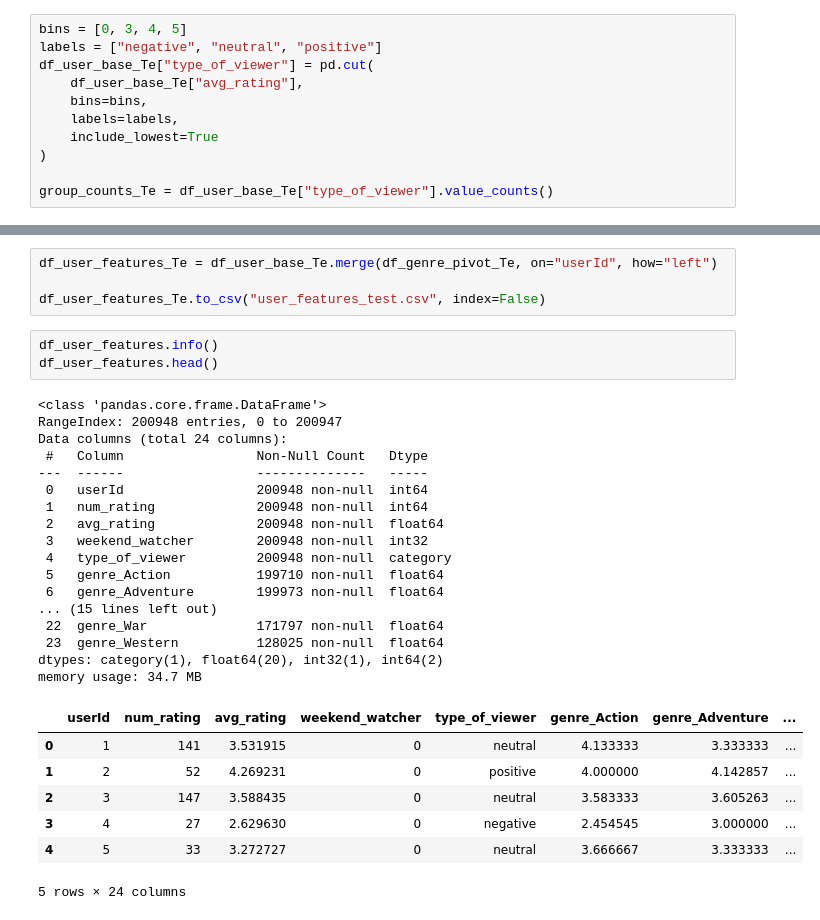
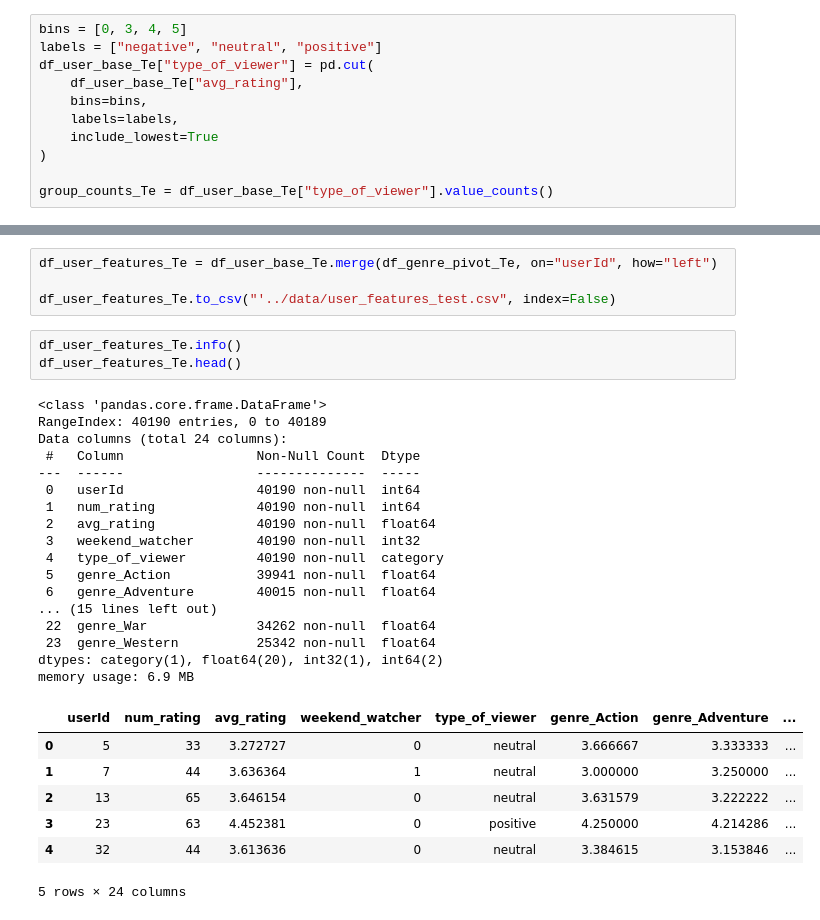
Before and after one commit to pmikuli/movie-recommendation-system, a Jupyter notebook: data_cleaning/Ratings_feature_engeenering.ipynb, the cells around one changed output, grey strips where cells are left out. Cells and saved outputs as stored; diff of their text form.

Commit message:
Drobne poprawki data_cleaning i uruchomienie pipeline

```diff
--- a/data_cleaning/Ratings_feature_engeenering.ipynb
+++ b/data_cleaning/Ratings_feature_engeenering.ipynb
@@ -169,32 +211,32 @@ df_genre_pivot_Te.head()
 # %%
 df_user_features_Te = df_user_base_Te.merge(df_genre_pivot_Te, on="userId", how="left")
 
-df_user_features_Te.to_csv("user_features_test.csv", index=False)
+df_user_features_Te.to_csv("'../data/user_features_test.csv", index=False)
 # %%
-df_user_features.info()
-df_user_features.head()
+df_user_features_Te.info()
+df_user_features_Te.head()
 # %% [output]
 <class 'pandas.core.frame.DataFrame'>
-RangeIndex: 200948 entries, 0 to 200947
+RangeIndex: 40190 entries, 0 to 40189
 Data columns (total 24 columns):
- #   Column                 Non-Null Count   Dtype
----  ------                 --------------   -----
- 0   userId                 200948 non-null  int64
- 1   num_rating             200948 non-null  int64
- 2   avg_rating             200948 non-null  float64
- 3   weekend_watcher        200948 non-null  int32
- 4   type_of_viewer         200948 non-null  category
- 5   genre_Action           199710 non-null  float64
- 6   genre_Adventure        199973 non-null  float64
+ #   Column                 Non-Null Count  Dtype
+---  ------                 --------------  -----
+ 0   userId                 40190 non-null  int64
+ 1   num_rating             40190 non-null  int64
+ 2   avg_rating             40190 non-null  float64
+ 3   weekend_watcher        40190 non-null  int32
+ 4   type_of_viewer         40190 non-null  category
+ 5   genre_Action           39941 non-null  float64
+ 6   genre_Adventure        40015 non-null  float64
 ... (15 lines left out)
- 22  genre_War              171797 non-null  float64
- 23  genre_Western          128025 non-null  float64
+ 22  genre_War              34262 non-null  float64
+ 23  genre_Western          25342 non-null  float64
 dtypes: category(1), float64(20), int32(1), int64(2)
-memory usage: 34.7 MB
+memory usage: 6.9 MB
 |  | userId | num_rating | avg_rating | weekend_watcher | type_of_viewer | genre_Action | genre_Adventure | ... |
-| 0 | 1 | 141 | 3.531915 | 0 | neutral | 4.133333 | 3.333333 | ... |
-| 1 | 2 | 52 | 4.269231 | 0 | positive | 4.000000 | 4.142857 | ... |
-| 2 | 3 | 147 | 3.588435 | 0 | neutral | 3.583333 | 3.605263 | ... |
-| 3 | 4 | 27 | 2.629630 | 0 | negative | 2.454545 | 3.000000 | ... |
-| 4 | 5 | 33 | 3.272727 | 0 | neutral | 3.666667 | 3.333333 | ... |
+| 0 | 5 | 33 | 3.272727 | 0 | neutral | 3.666667 | 3.333333 | ... |
+| 1 | 7 | 44 | 3.636364 | 1 | neutral | 3.000000 | 3.250000 | ... |
+| 2 | 13 | 65 | 3.646154 | 0 | neutral | 3.631579 | 3.222222 | ... |
+| 3 | 23 | 63 | 4.452381 | 0 | positive | 4.250000 | 4.214286 | ... |
+| 4 | 32 | 44 | 3.613636 | 0 | neutral | 3.384615 | 3.153846 | ... |
 5 rows × 24 columns
```
Also changed, not shown: parts of 7 cells of this notebook, 2 other files.
